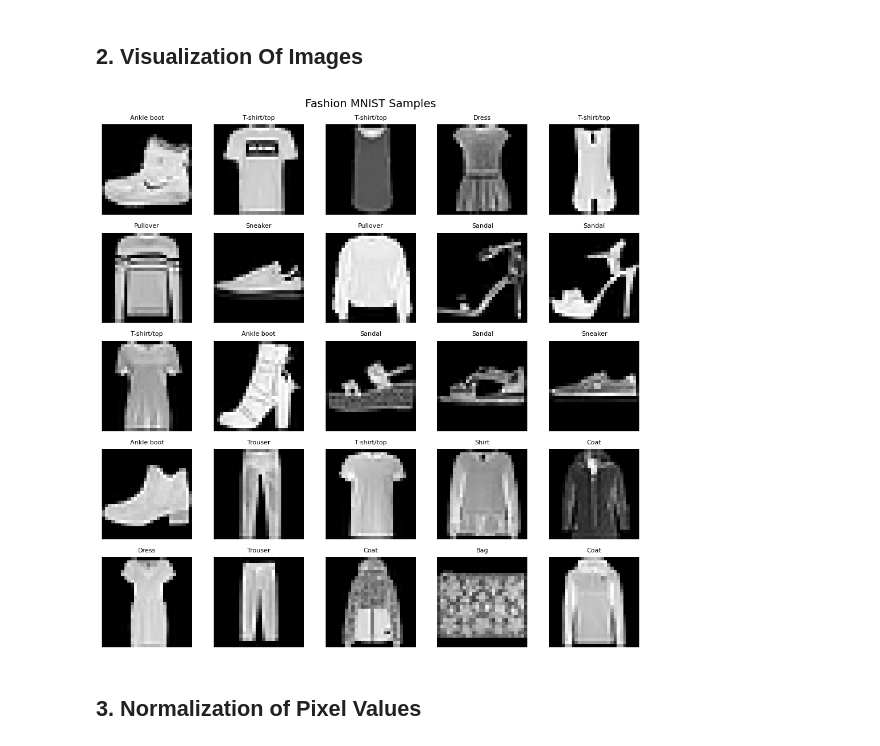
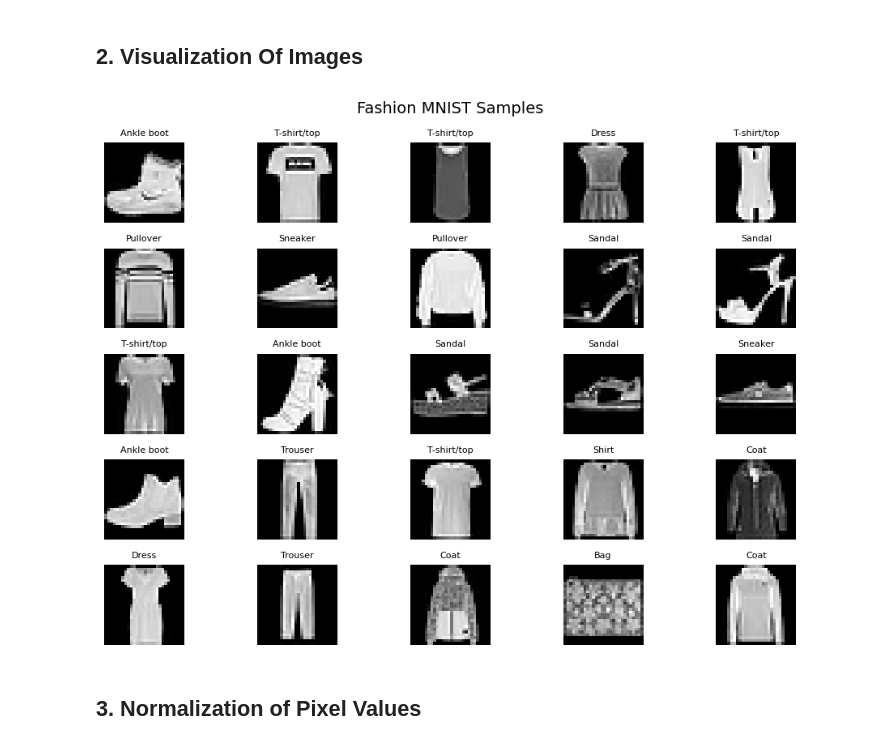
Before and after one commit to noorulhudaaaa/Python-AI-Chatbot-Bootcamp-WPBrigade-iCodeGuru, a Jupyter notebook: Day 20 - Pt 2.ipynb, the cells around one changed output. Drawn from its saved outputs; the diff is of its cells as text; code cells hidden in the pictures.

```diff
--- a/Day 20 - Pt 2.ipynb
+++ b/Day 20 - Pt 2.ipynb
@@ -52,24 +52,24 @@ labels = ['T-shirt/top', 'Trouser', 'Pullover',
 # %%
 # Now Visualizing our dataset
 # Plot 25 images from the training set
 # Deciding the size foe our plot
-plt.figure(figsize=(10, 10))
+plt.figure(figsize=(10, 7))
 
 # plt.imshow(X_train[i], cmap='gray')- Shows i-th image from training set X_train in black-and-white (cmap='gray').
 # y_train[i] gives the number (like 0, 2, etc.). labels[...] converts that number into a word.
 # plt.axis('off') - This hides the x and y axes (the number lines around the image) — makes it cleaner.
 for i in range(25):
     plt.subplot(5, 5, i + 1)
     plt.imshow(X_train[i], cmap='gray')
     plt.title(labels[y_train[i]], fontsize=8)
     plt.axis('off')
 
 # plt.tight_layout(): Fixes spacing so images don’t overlap.
 plt.suptitle("Fashion MNIST Samples", fontsize=14)
 plt.tight_layout()
 plt.show()
 # %% [output]
-[figure, old version]
+[figure, new version]
 # %% [markdown]
 ## 3. Normalization of Pixel Values
 # %%
```
